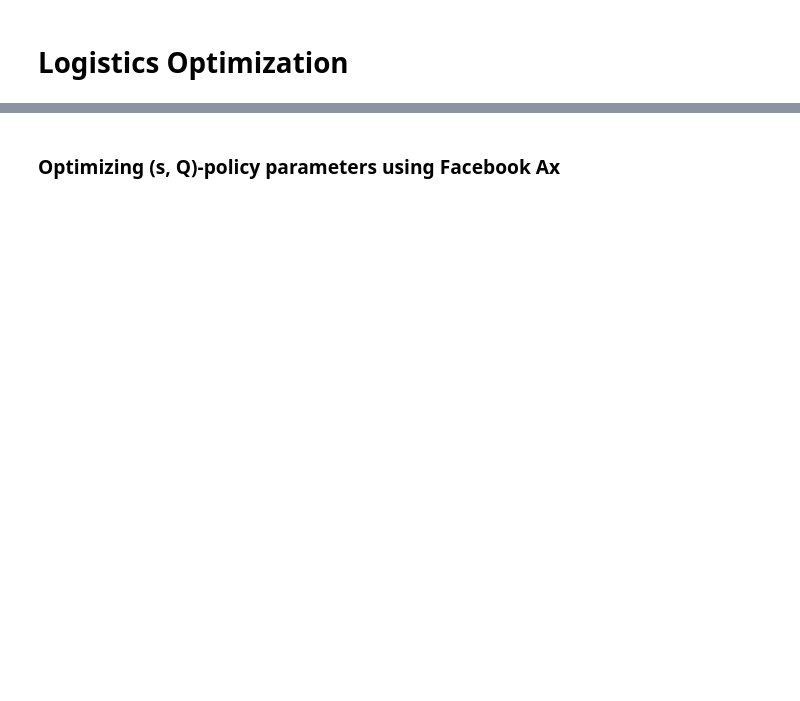
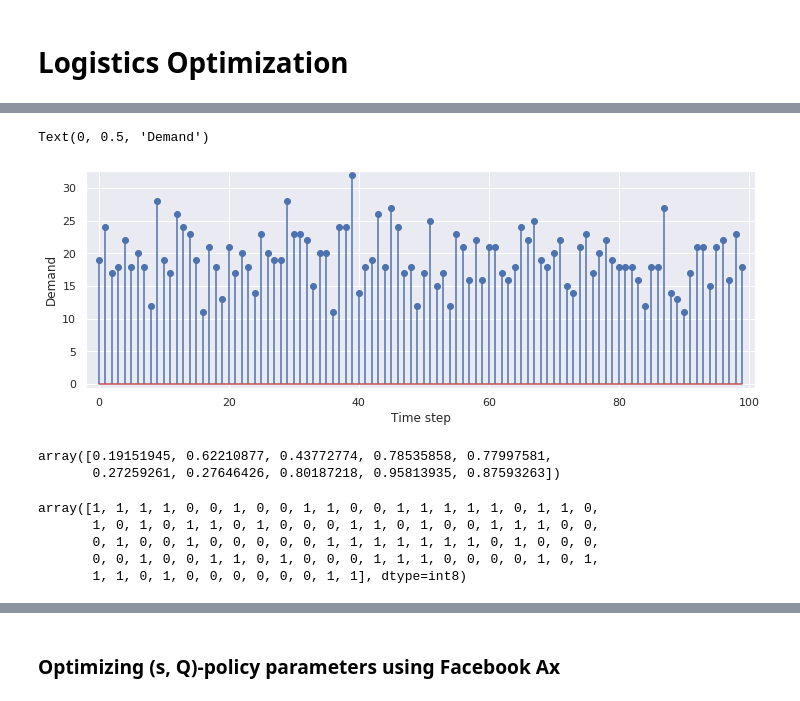
Before and after one commit to loomlike/relearn, a Jupyter notebook: example_logistics.ipynb, the cells around one changed output, grey strips where cells are left out. Saved outputs shown, nothing was run; the diff lists cells and outputs as text; code cells hidden in the pictures; blank space fills up the shorter version.

Commit message:
Update logistics simulator

```diff
--- a/example_logistics.ipynb
+++ b/example_logistics.ipynb
@@ -126,0 +39,14 @@ def visualize_transitions(transitions):
+# %%
+NUM_EPISODES = 100
+NUM_LOCATIONS = 10
+WAREHOUSE_CAPACITY = 100
+
+SEED = 1234
+# %%
+env = SimpleLogistics(
+    T=NUM_EPISODES,
+    capacity=WAREHOUSE_CAPACITY,
+    num_locations=NUM_LOCATIONS,
+    seed=SEED,
+)
+env.render()
@@ -126,0 +67,25 @@ def visualize_transitions(transitions):
+# %%
+# Visualize demand functions
+env.reset(SEED)
+plt.figure(figsize=(12,4))
+plt.margins(0.02)
+plt.stem([len(env.demand()) for _ in range(NUM_EPISODES)], use_line_collection=True)
+plt.xlabel("Time step")
+plt.ylabel("Demand")
+# %% [output]
+Text(0, 0.5, 'Demand')
+[figure, added]
+# %%
+env.warehouse.delivery_map
+# %% [output]
+array([0.19151945, 0.62210877, 0.43772774, 0.78535858, 0.77997581,
+       0.27259261, 0.27646426, 0.80187218, 0.95813935, 0.87593263])
+# %%
+# Sample action
+env.action_space.sample()
+# %% [output]
+array([1, 1, 1, 1, 0, 0, 1, 0, 0, 1, 1, 0, 0, 1, 1, 1, 1, 1, 0, 1, 1, 0,
+       1, 0, 1, 0, 1, 1, 0, 1, 0, 0, 0, 1, 1, 0, 1, 0, 0, 1, 1, 1, 0, 0,
+       0, 1, 0, 0, 1, 0, 0, 0, 0, 0, 1, 1, 1, 1, 1, 1, 1, 0, 1, 0, 0, 0,
+       0, 0, 1, 0, 0, 1, 1, 0, 1, 0, 0, 0, 1, 1, 1, 0, 0, 0, 0, 1, 0, 1,
+       1, 1, 0, 1, 0, 0, 0, 0, 0, 0, 1, 1], dtype=int8)
```
Also changed, not shown: parts of 15 cells of this notebook, 1 other file.
